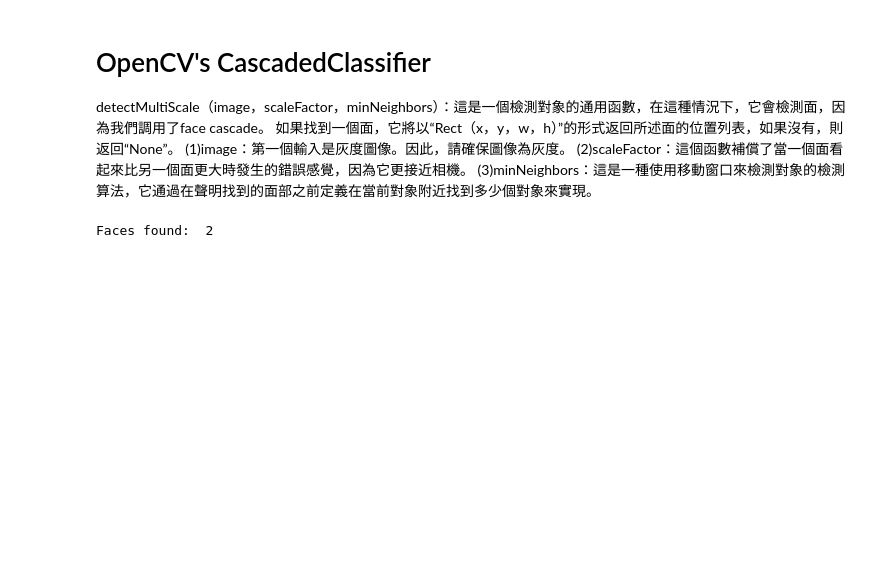
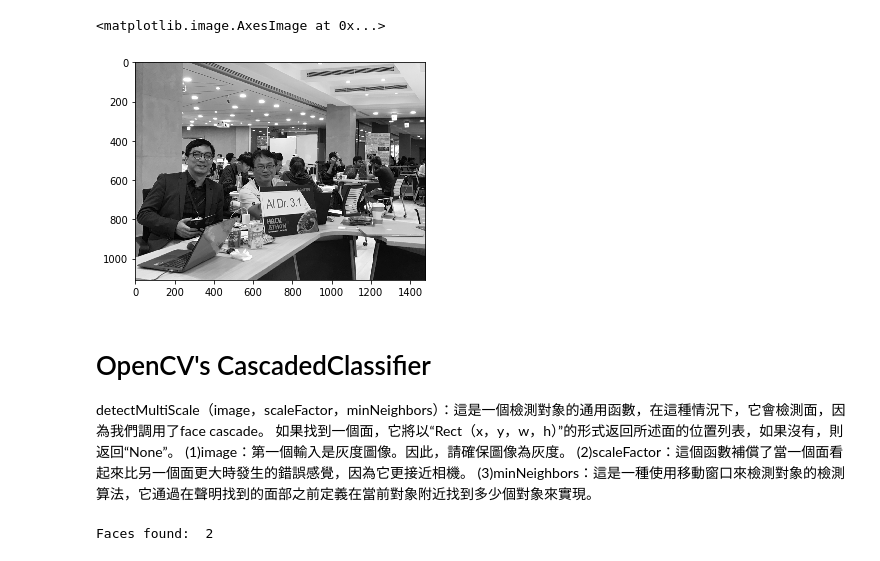
Before and after one commit to dtes8617/ML100-Days, a Jupyter notebook: Homework/Day_064_OPENCV_Classifier.ipynb, the cells around one changed output. Cells and saved outputs as stored; diff of their text form; code cells hidden in the pictures; blank space fills up the shorter version.

```diff
--- a/Homework/Day_064_OPENCV_Classifier.ipynb
+++ b/Homework/Day_064_OPENCV_Classifier.ipynb
@@ -17,12 +17,16 @@ test1 = cv2.imread('data/test1.jpg')
 #convert the test image to gray image as opencv face detector expects gray images
 gray_img = cv2.cvtColor(test1, cv2.COLOR_BGR2GRAY)
 # %%
-# plt.imshow(gray_img, cmap='gray')
+plt.imshow(gray_img, cmap='gray')
 
 # or display the gray image using OpenCV
-cv2.imshow('Test Imag', gray_img)
-cv2.waitKey(0)
-cv2.destroyAllWindows()
+# cv2.startWindowThread()
+# cv2.imshow('Test Imag', gray_img)
+# cv2.waitKey(0)
+# cv2.destroyAllWindows()
+# %% [output]
+<matplotlib.image.AxesImage at 0x...>
+[figure, added]
 # %% [markdown]
 # OpenCV's CascadedClassifier
 detectMultiScale（image，scaleFactor，minNeighbors）：這是一個檢測對象的通用函數，在這種情況下，它會檢測面，因為我們調用了face cascade。
```
Also changed, not shown: parts of 2 cells of this notebook.
